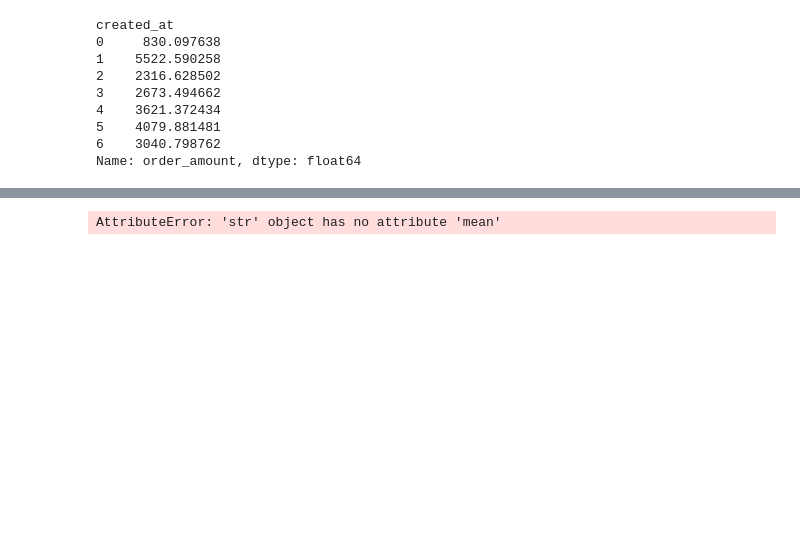
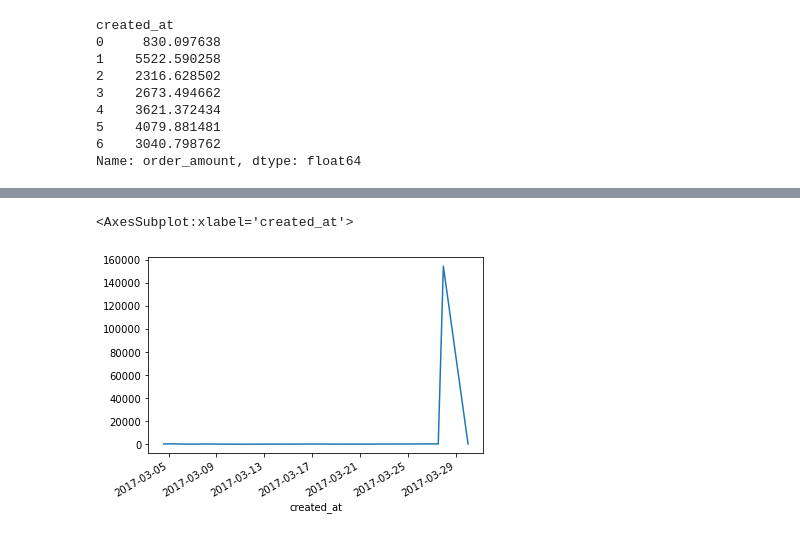
Before and after one commit to JQH84/Shopify-Challange-2022, a Jupyter notebook: EDA.ipynb, the cells around one changed output, grey strips where cells are left out. Drawn from its saved outputs; the diff is of its cells as text; code cells hidden in the pictures; blank space fills up the shorter version.

Commit message:
more insights and data exploration

```diff
--- a/EDA.ipynb
+++ b/EDA.ipynb
@@ -171,7 +178,3 @@ data_time_indexed['order_amount'].groupby(data_time_indexed.index.hour).count().
 data_time_indexed['order_amount'].groupby(data_time_indexed.index.day).sum().hvplot()
 # %% [output]
 [interactive output not drawn]
-# %%
-data_time_indexed[['order_amount','shop_id']].groupby(by=[[data_time_indexed.index.day,'order_amount'.mean()]]).sum().hvplot(color='shop_id')
-# %% [output]
-AttributeError: 'str' object has no attribute 'mean'
@@ -179,0 +201,7 @@ data
+# %%
+user_878_df = data_time_indexed.loc[data_time_indexed['user_id'] == 878 ]
+# %%
+user_878_df['order_amount'].plot()
+# %% [output]
+<AxesSubplot:xlabel='created_at'>
+[figure, added]
```
Also changed, not shown: parts of 7 cells of this notebook, 4 other files.
